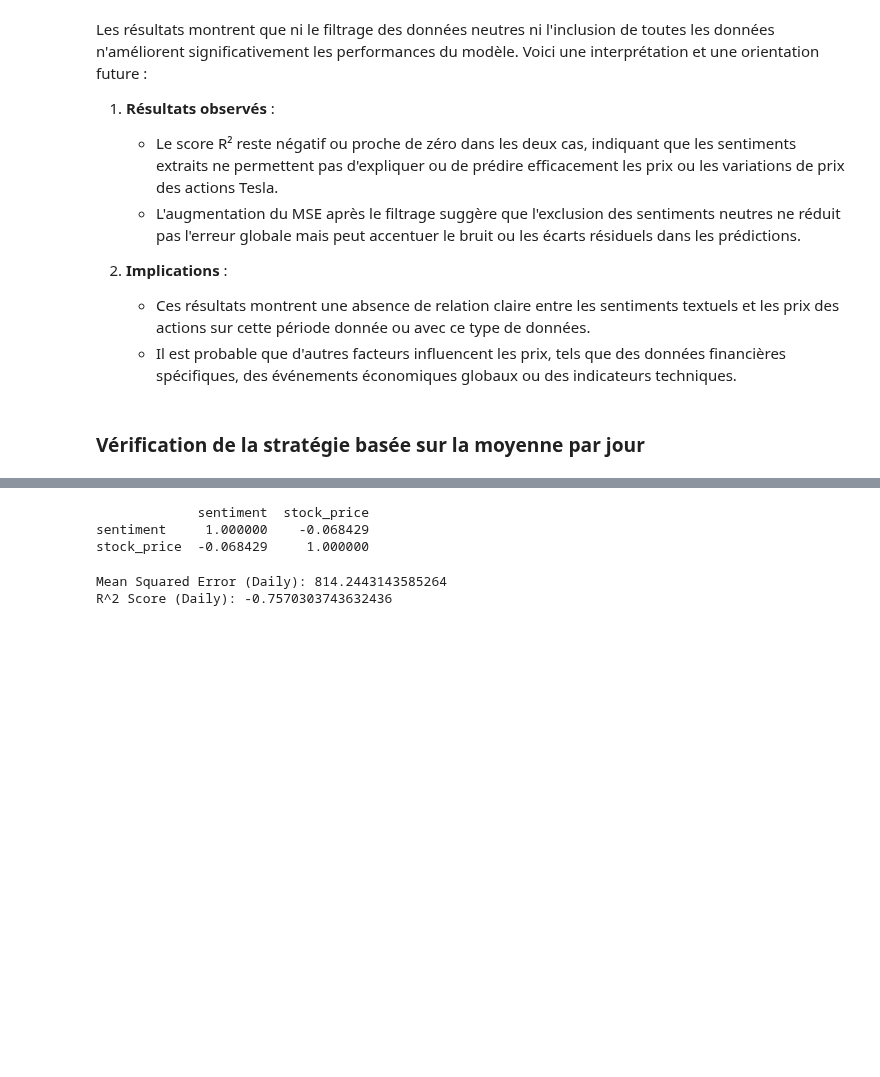
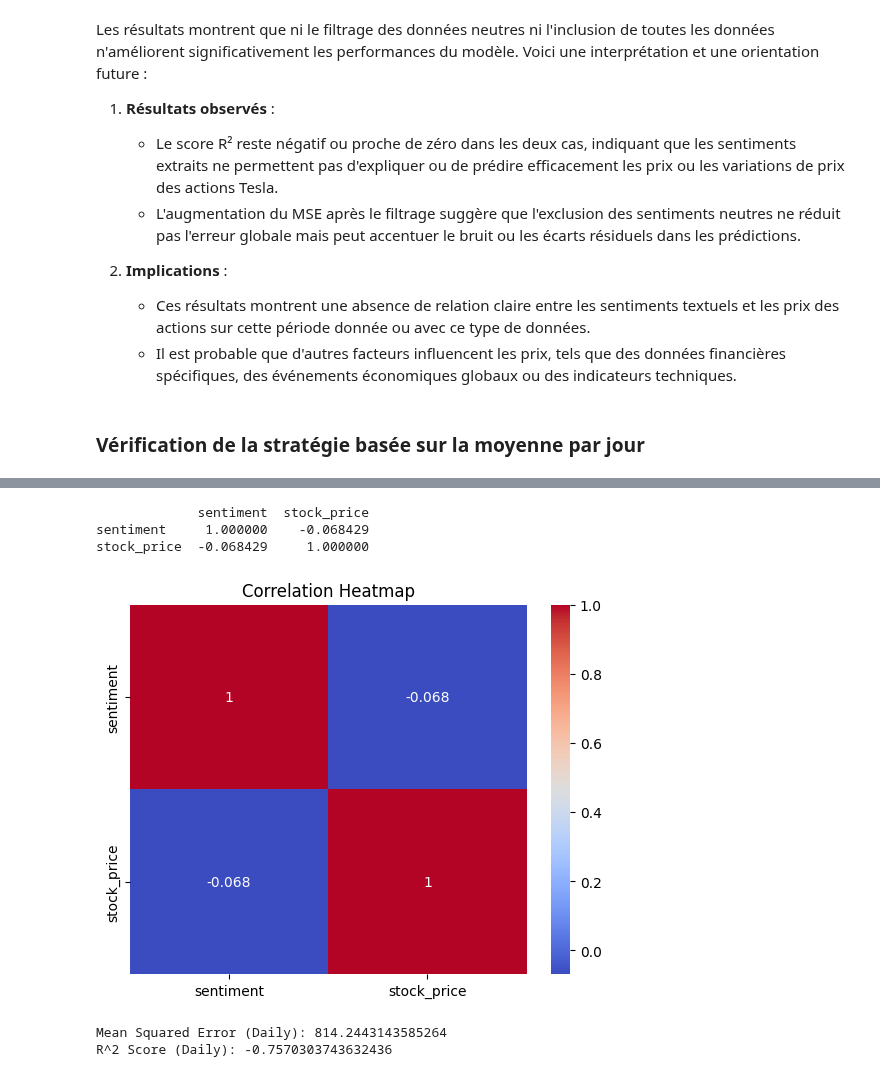
Before and after one commit to GaetanAm/Sentiment-Analysis-and-Impact-on-Financial-Markets, a Jupyter notebook: notebooks/Stage1.ipynb, the cells around one changed output, grey strips where cells are left out. Drawn from its saved outputs; the diff is of its cells as text; code cells hidden in the pictures; blank space fills up the shorter version.

```diff
--- a/notebooks/Stage1.ipynb
+++ b/notebooks/Stage1.ipynb
@@ -765,11 +801,16 @@ print(daily_data.head())
 # %%
 # Calcul de la corrélation
 corr_daily = daily_data[['sentiment', 'stock_price']].corr()
 print(corr_daily)
+# Exploratory plots
+sns.heatmap(corr_daily, annot=True, cmap="coolwarm")
+plt.title("Correlation Heatmap")
+plt.show()
 # %% [output]
              sentiment  stock_price
 sentiment     1.000000    -0.068429
 stock_price  -0.068429     1.000000
+[figure, added]
 # %%
 # Redéfinir X et y
 X_daily = daily_data[['sentiment']]
```
Also changed, not shown: parts of 9 cells of this notebook.
